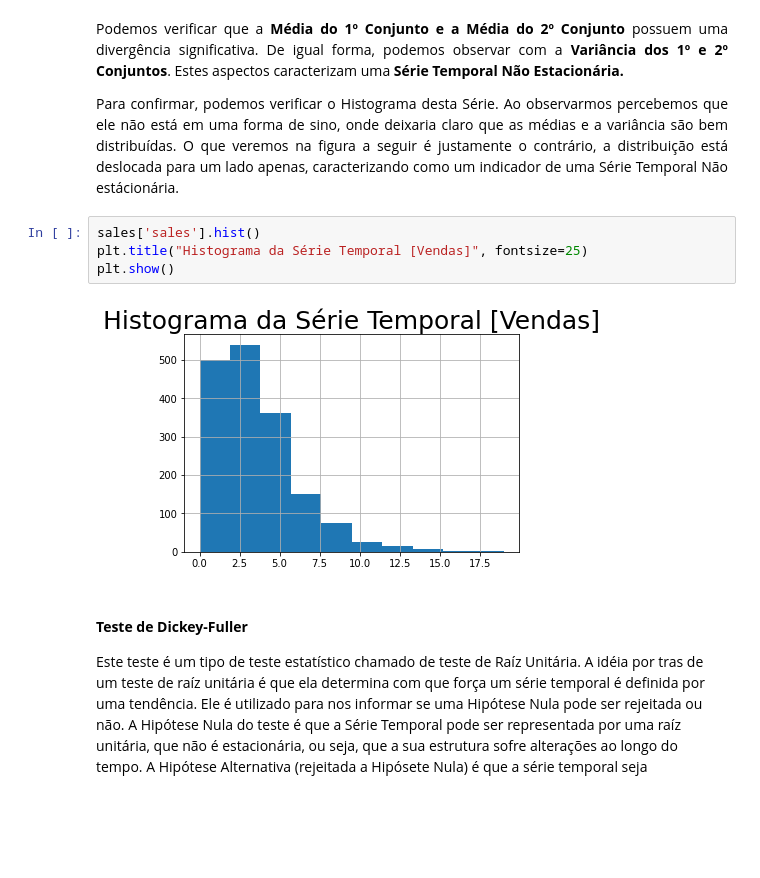
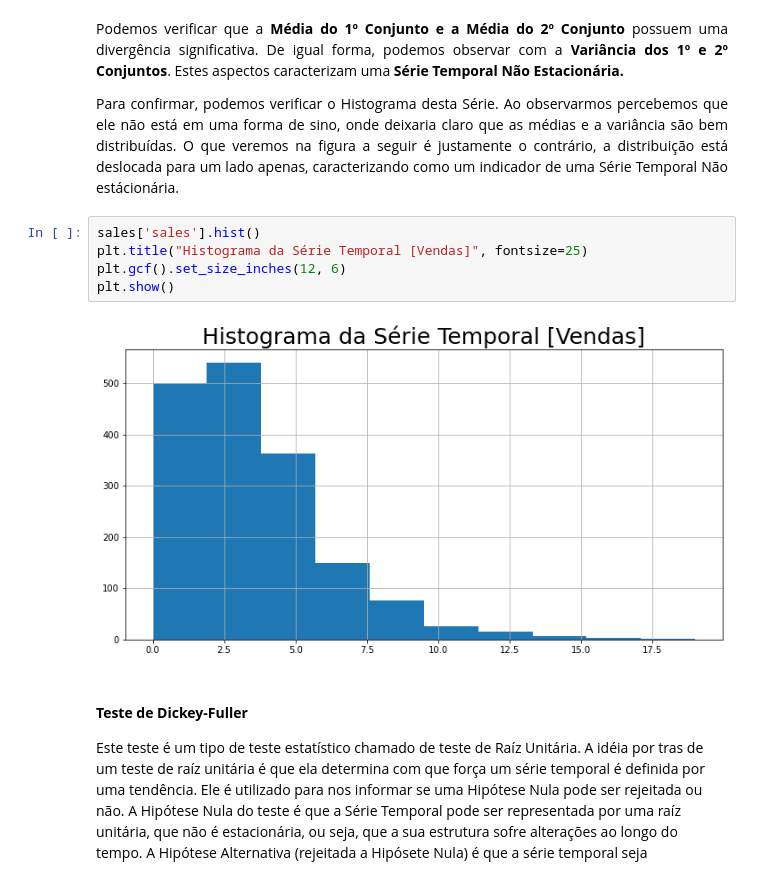
Before and after one commit to willianpina/Time_Series_Studies, a Jupyter notebook: Aspectos_Basicos_da_Analise_de_Series_Temporais.ipynb, the cells around one changed output. Saved outputs shown, nothing was run; the diff lists cells and outputs as text; blank space fills up the shorter version.

```diff
--- a/Aspectos_Basicos_da_Analise_de_Series_Temporais.ipynb
+++ b/Aspectos_Basicos_da_Analise_de_Series_Temporais.ipynb
@@ -284,9 +286,10 @@ Variância do 1º Conjunto = 5.434325, Variância do 2º Conjunto= 8.725124
 # %%
 sales['sales'].hist()
 plt.title("Histograma da Série Temporal [Vendas]", fontsize=25)
+plt.gcf().set_size_inches(12, 6)
 plt.show()
 # %% [output]
-[figure, old version]
+[figure, new version]
 # %% [markdown]
 <h4><b>Teste de Dickey-Fuller</b></h4>
 <p>Este teste é um tipo de teste estatístico chamado de teste de Raíz Unitária. A idéia por tras de um teste de raíz unitária é que ela determina com que força um série temporal é definida por uma tendência. Ele é utilizado para nos informar se uma Hipótese Nula pode ser rejeitada ou não. A Hipótese Nula do teste é que a Série Temporal pode ser representada por uma raíz unitária, que não é estacionária, ou seja, que a sua estrutura sofre alterações ao longo do tempo. A Hipótese Alternativa (rejeitada a Hipósete Nula) é que a série temporal seja estacionária.</p>
```
Also changed, not shown: parts of 6 cells of this notebook.
